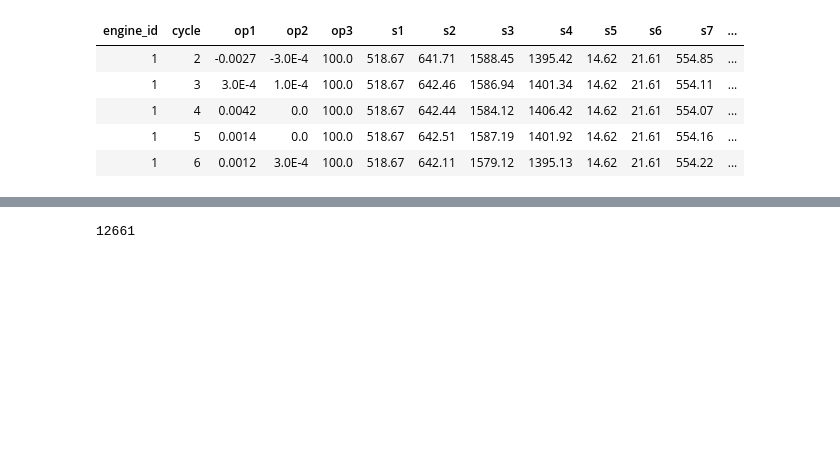
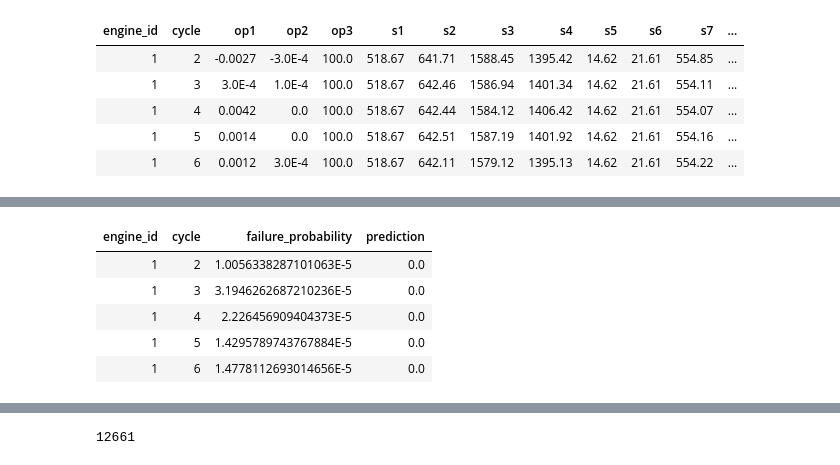
Before and after one commit to Ezhilarasan-06/Predictive-Maintenance-Equipment-Failure-Prediction-Pipeline, a Jupyter notebook: Ml/Ml_prediction_BatchInference_Notebook.ipynb, the cells around one changed output, grey strips where cells are left out. Cells and saved outputs as stored; diff of their text form; code cells hidden in the pictures; blank space fills up the shorter version.

```diff
--- a/Ml/Ml_prediction Notebook.ipynb
+++ b/Ml/Ml_prediction_BatchInference_Notebook.ipynb
@@ -87,0 +89,9 @@ failure_prob_df.limit(5).display()
+# %%
+failure_prob_df.filter(col("prediction")==0).limit(5).display()
+# %% [output]
+| engine_id | cycle | failure_probability | prediction |
+| 1 | 2 | 1.0056338287101063E-5 | 0.0 |
+| 1 | 3 | 3.1946262687210236E-5 | 0.0 |
+| 1 | 4 | 2.226456909404373E-5 | 0.0 |
+| 1 | 5 | 1.4295789743767884E-5 | 0.0 |
+| 1 | 6 | 1.4778112693014656E-5 | 0.0 |
```
Also changed, not shown: parts of 9 cells of this notebook, 10 other files.
